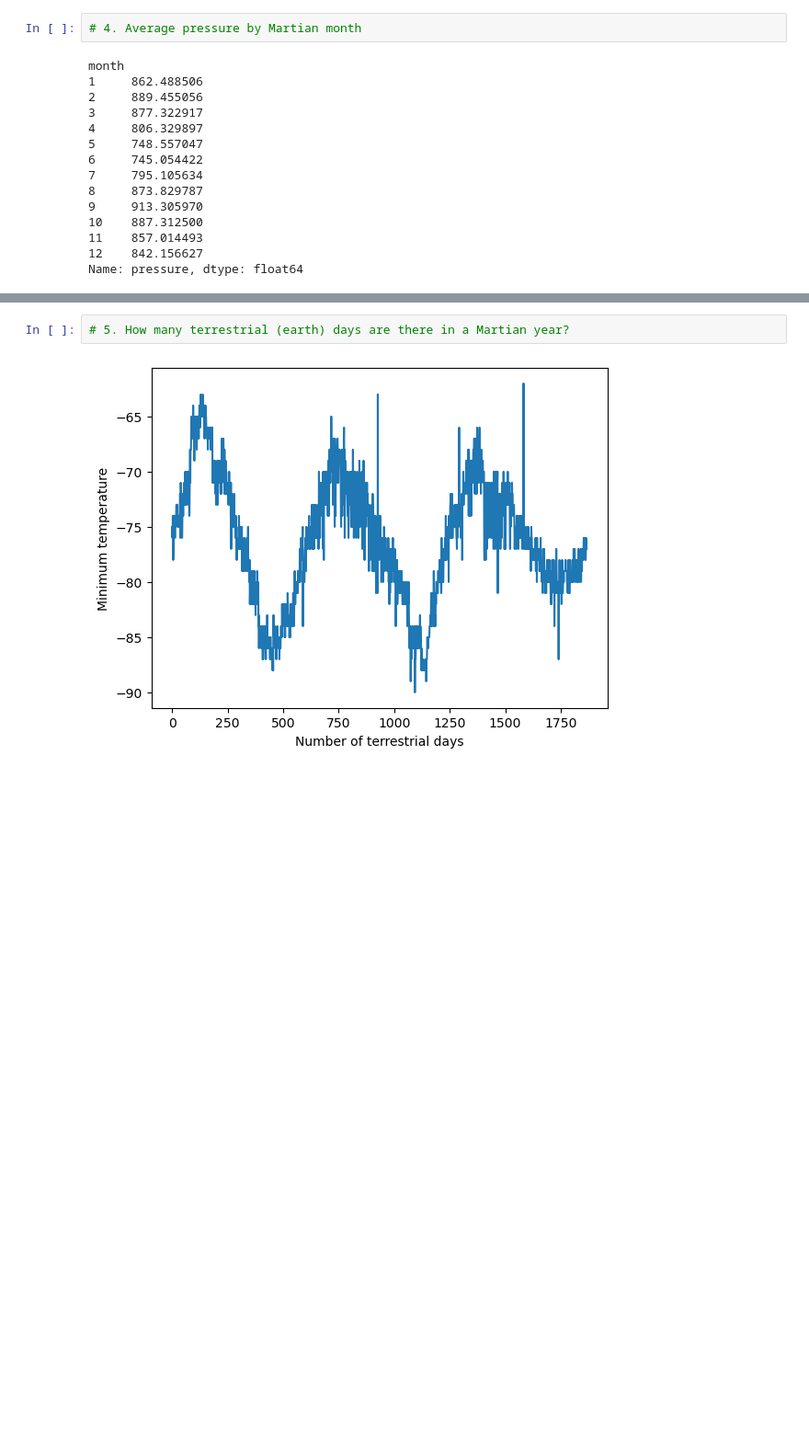
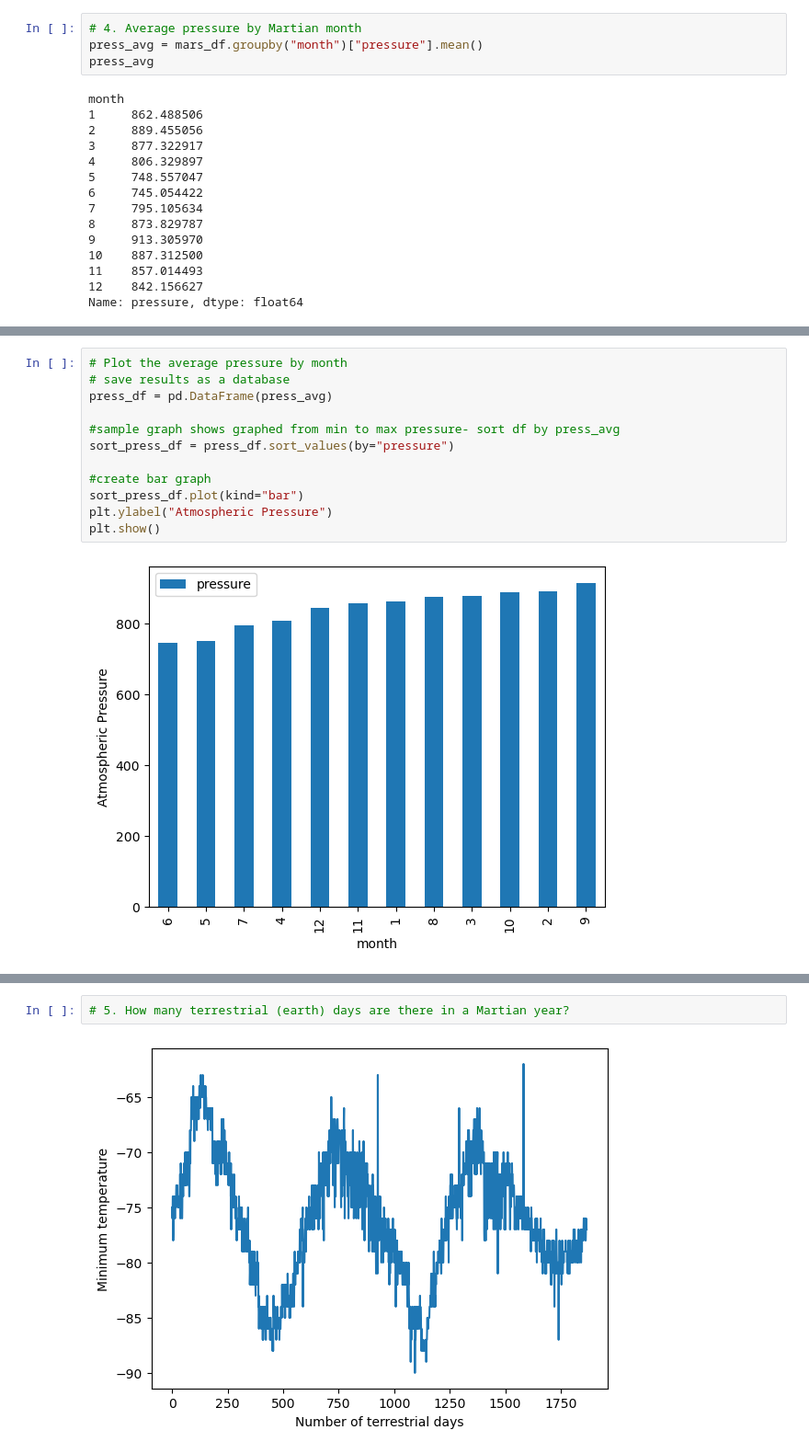
Before and after one commit to angiecfoust/mars_scrape, a Jupyter notebook: part_2_mars_weather.ipynb, the cells around one changed output, grey strips where cells are left out. Shown at 92% size. Drawn from its saved outputs; the diff is of its cells as text; blank space fills up the shorter version.

```diff
--- a/part_2_mars_weather.ipynb
+++ b/part_2_mars_weather.ipynb
@@ -209,5 +223,7 @@ Name: min_temp, dtype: float64
 # %%
 # 4. Average pressure by Martian month
+press_avg = mars_df.groupby("month")["pressure"].mean()
+press_avg
 # %% [output]
 month
 1     862.488506
@@ -229,0 +242,14 @@ Name: pressure, dtype: float64
+# %%
+# Plot the average pressure by month
+# save results as a database
+press_df = pd.DataFrame(press_avg)
+
+#sample graph shows graphed from min to max pressure- sort df by press_avg
+sort_press_df = press_df.sort_values(by="pressure")
+
+#create bar graph
+sort_press_df.plot(kind="bar")
+plt.ylabel("Atmospheric Pressure")
+plt.show()
+# %% [output]
+[figure, added]
```
Also changed, not shown: parts of 6 cells of this notebook.
